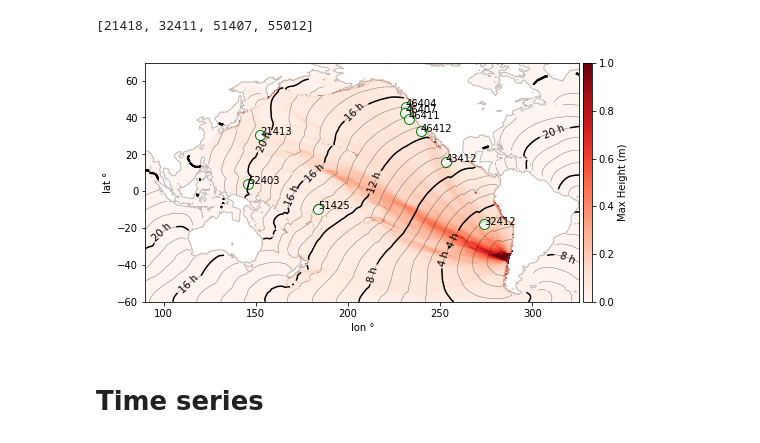
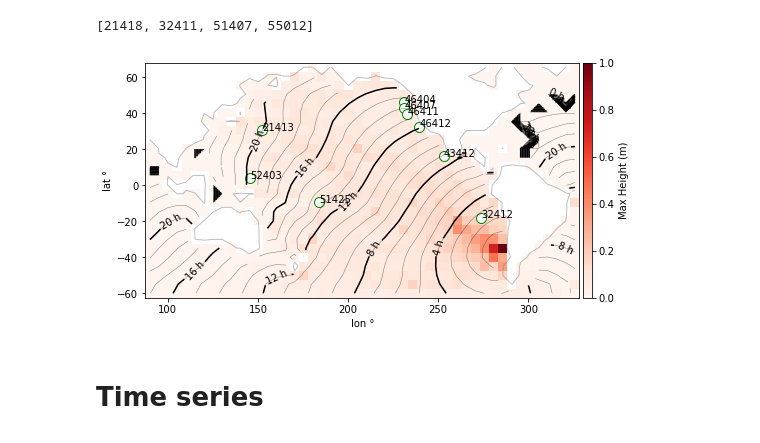
Before and after one commit to jgalazm/comp-geo-paper-figures, a Jupyter notebook: 03_biobio2010/comparison/finalPlots.ipynb, the cells around one changed output. Saved outputs shown, nothing was run; the diff lists cells and outputs as text; code cells hidden in the pictures.

Commit message:
update finalPlots

```diff
--- a/03_biobio2010/comparison/finalPlots.ipynb
+++ b/03_biobio2010/comparison/finalPlots.ipynb
@@ -58,0 +66,4 @@ hmax_masked = np.ma.masked_where(bathymetry<10,hmax[:,:-1])
+# %%
+bathymetry = bathymetry_raw[lat_start_index:lat_end_index,lon_start_index:lon_end_index]
+nlat, nlon = bathymetry.shape
+print(f"nlat = {nlat}, nlon = {nlon}")
@@ -58,0 +80,8 @@ hmax_masked = np.ma.masked_where(bathymetry<10,hmax[:,:-1])
+# %%
+def read_large_nami_csv(path):
+    reader = csv.reader(open(path))
+
+    for row in reader:
+        continue
+
+    return np.array(row, dtype=float)
@@ -58,0 +90,6 @@ hmax_masked = np.ma.masked_where(bathymetry<10,hmax[:,:-1])
+# %%
+hmax_unmasked = read_large_nami_csv(f"{nami_folder}/tlab2D.csv").reshape((nlat,-1))
+harr_unmasked = read_large_nami_csv(f"{nami_folder}/tlab2D (1).csv").reshape((nlat,-1))
+
+harr = np.ma.masked_where(bathymetry<500, harr_unmasked)
+hmax = np.ma.masked_where(bathymetry<10, hmax_unmasked)
@@ -59,3 +105,7 @@ hmax_masked = np.ma.masked_where(bathymetry<10,hmax[:,:-1])
+# %%
+x = np.linspace(nami_extent["xmin"], nami_extent["xmax"], nlon)
+y = np.linspace(nami_extent["ymin"], nami_extent["ymax"], nlat)
+x, y = np.meshgrid(x, y)
 # %% [markdown]
 Pois locations
 # %%
@@ -92,34 +142,34 @@ dart_locations = np.array(list(pois.values()))
 # %%
 s = 10 #skip size
 
 
 f = plt.figure(figsize=(8,6))
 ax1 = f.add_subplot(111)
 
-p = ax1.pcolormesh(x[::s,::s],y[::s,::s],hmax_masked[::s,::s],vmax=1,vmin=0, cmap=plt.cm.Reds)
+p = ax1.pcolormesh(x[::s,::s],y[::s,::s],hmax[::s,::s],vmax=1,vmin=0, cmap=plt.cm.Reds, shading="nearest")
 divider = make_axes_locatable(ax1)
 
 for  dart in darts_ids:
 
     [lon, lat] = pois[dart]
     ax1.scatter([lon],[lat],color='white',edgecolor='green',marker='o', s=100)
     ax1.annotate('%s'%dart, [lon+0.1,lat])
 cax = divider.append_axes("right", size="2%", pad=0.05)
 cbar = f.colorbar(p,cax)
 cbar.set_label('Max Height (m)')
 
 ax1.contour(x[::s,::s],y[::s,::s], bathymetry[::s,::s], [10], linewidths=1, alpha=0.5, colors='grey')
-CS = ax1.contour(x[::s,::s],y[::s,::s],harrmasked[::s,::s]/60/60,np.arange(0,24,4),colors='k')
+CS = ax1.contour(x[::s,::s],y[::s,::s],harr[::s,::s]/60/60,np.arange(0,24,4),colors='k')
 ax1.clabel(CS, inline=1, fontsize=10, fmt='%i h')
-ax1.contour(x[::s,::s],y[::s,::s],harrmasked[::s,::s]/60/60,
+ax1.contour(x[::s,::s],y[::s,::s],harr[::s,::s]/60/60,
             np.arange(0,24,1),colors='k', linewidths=0.5, alpha=0.5)
 
 ax1.set_aspect(1)
 ax1.set_xlabel('lon °')
 ax1.set_ylabel('lat °')
 f.savefig('energy2010.png',dpi=300,bbox_inches='tight')
 # %% [output]
-[figure, old version]
+[figure, new version]
 # %% [markdown]
 # Time series
 # %% [markdown]
```
Also changed, not shown: parts of 32 cells of this notebook.
